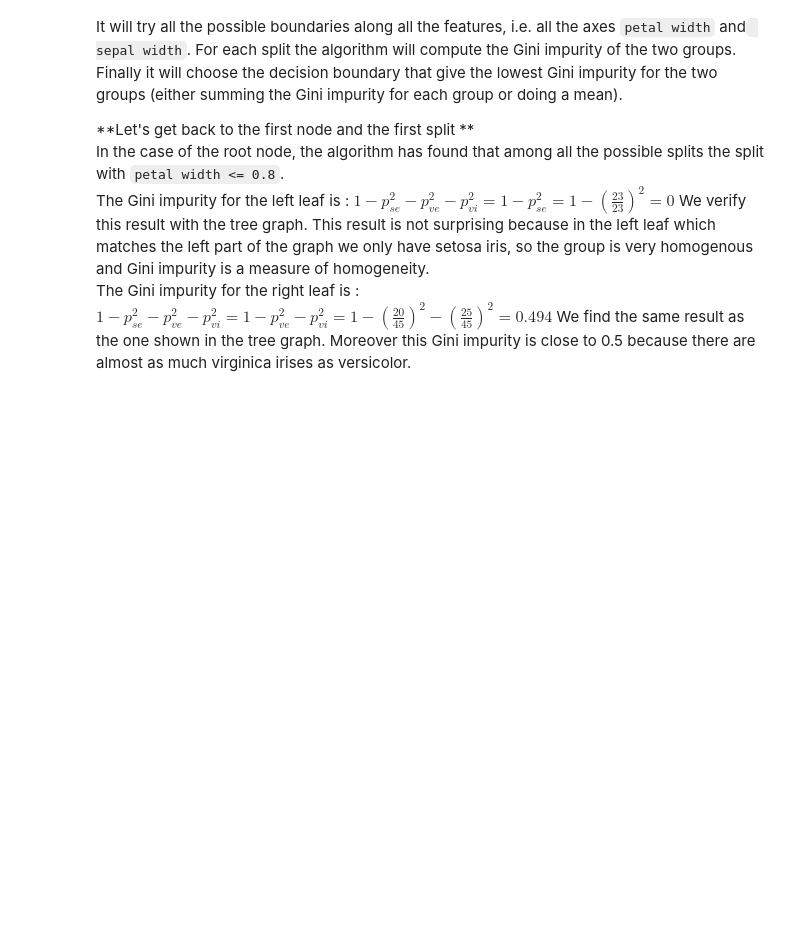
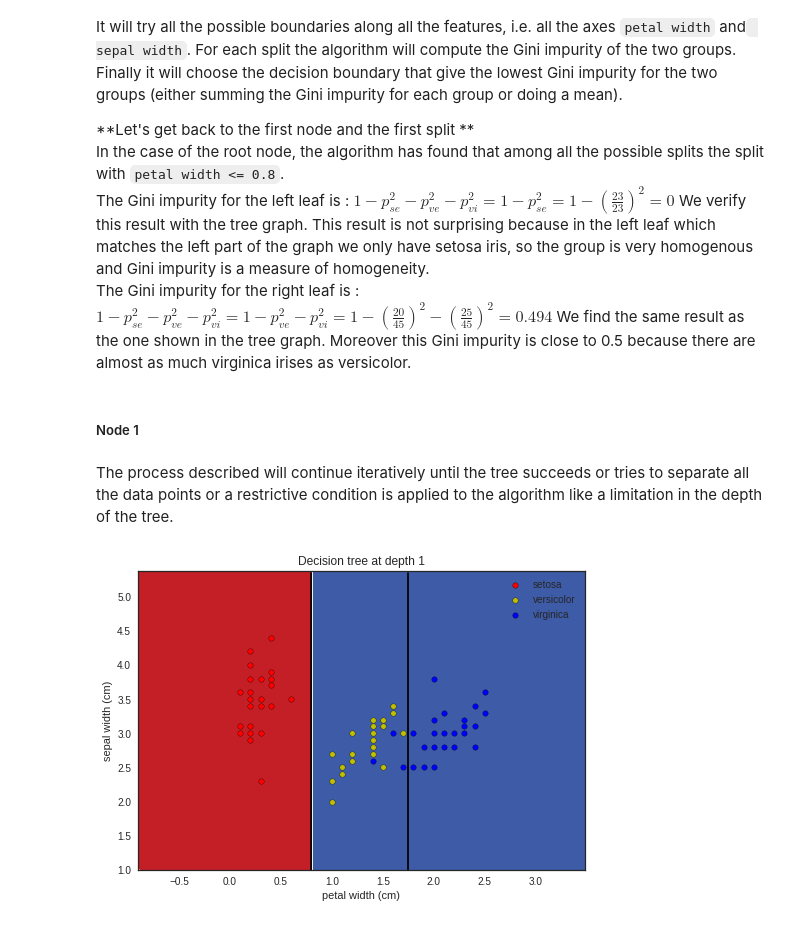
Before and after one commit to ValentinRicher/understanding-decision-trees, a Jupyter notebook: understanding_decision_trees.ipynb, the cells around one changed output. Cells and saved outputs as stored; diff of their text form; code cells hidden in the pictures; blank space fills up the shorter version.

```diff
--- a/understanding_decision_trees.ipynb
+++ b/understanding_decision_trees.ipynb
@@ -310,3 +310,11 @@ The Gini impurity for the left leaf is :
 $1 - p_{se}^2 - p_{ve}^2 - p_{vi}^2 = 1 - p_{se}^2 = 1 - (\frac{23}{23})^2=0$ We verify this result with the tree graph. This result is not surprising because in the left leaf which matches the left part of the graph we only have setosa iris, so the group is very homogenous and Gini impurity is a measure of homogeneity. <br/>
 The Gini impurity for the right leaf is : <br/>
 $1 - p_{se}^2 - p_{ve}^2 - p_{vi}^2 = 1 - p_{ve}^2 - p_{vi}^2 = 1 - (\frac{20}{45})^2 - (\frac{25}{45})^2 = 0.494$ We find the same result as the one shown in the tree graph. Moreover this Gini impurity is close to 0.5 because there are almost as much virginica irises as versicolor.
+# %% [markdown]
+##### Node 1
+# %% [markdown]
+The process described will continue iteratively until the tree succeeds or tries to separate all the data points or a restrictive condition is applied to the algorithm like a limitation in the depth of the tree.
+# %%
+plot_decision(1)
+# %% [output]
+[figure, added]
```
Also changed, not shown: parts of 5 cells of this notebook.
